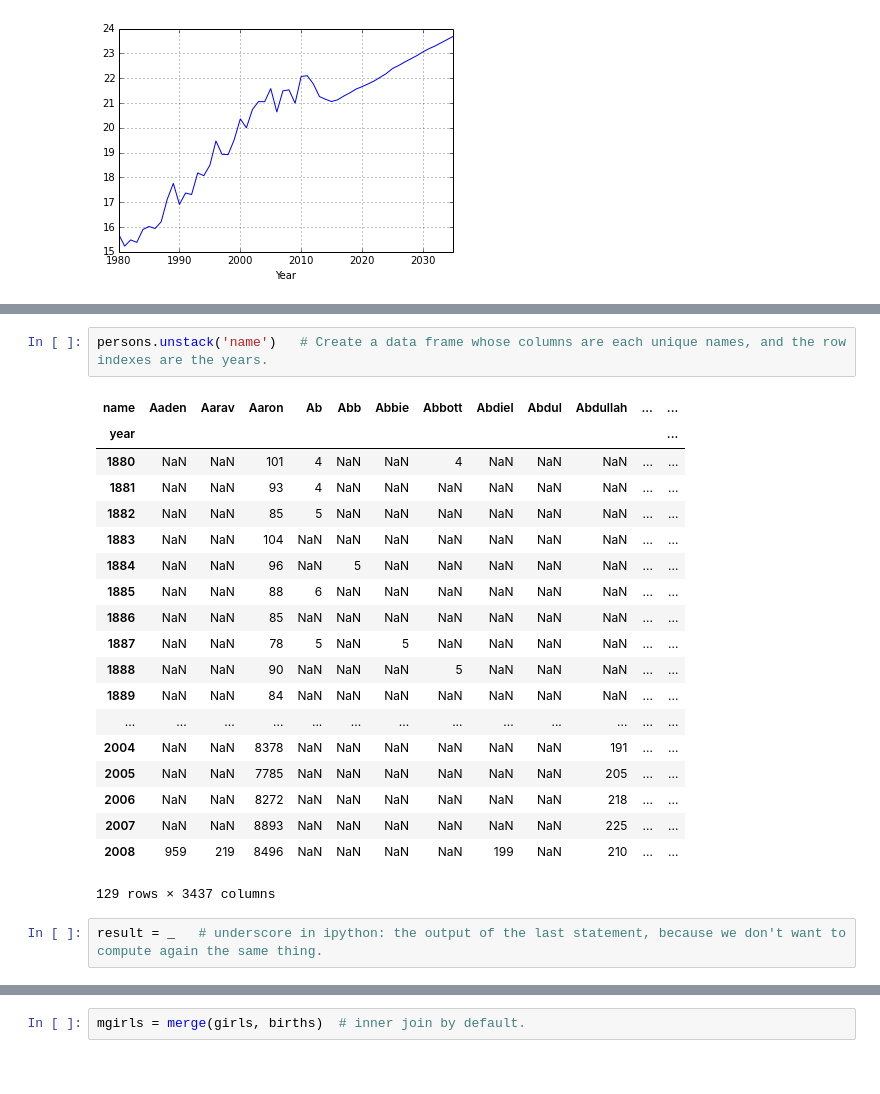
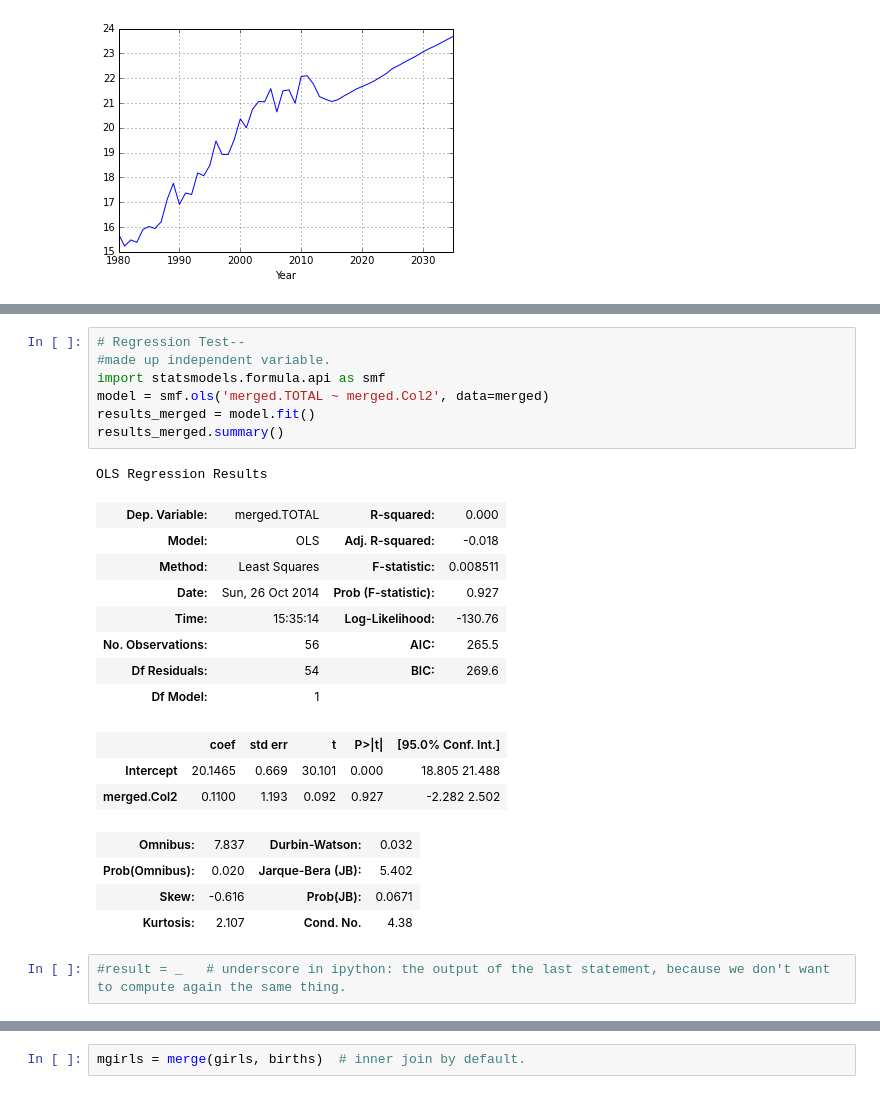
Before and after one commit to PerryGrossman/Energy-Data, a Jupyter notebook: Energy Data-- Laptop.ipynb, the cells around one changed output, grey strips where cells are left out. Cells and saved outputs as stored; diff of their text form.

```diff
--- a/Energy Data-- Laptop.ipynb
+++ b/Energy Data-- Laptop.ipynb
@@ -1406,24 +432,26 @@ Name: persons, Length: 129000, dtype: float64
-# %%
-persons.unstack('name')   # Create a data frame whose columns are each unique names, and the row indexes are the years.
-# %% [output]
-| name | Aaden | Aarav | Aaron | Ab | Abb | Abbie | Abbott | Abdiel | Abdul | Abdullah | ... | ... |
-| year |  |  |  |  |  |  |  |  |  |  |  | ... |
-| 1880 | NaN | NaN | 101 | 4 | NaN | NaN | 4 | NaN | NaN | NaN | ... | ... |
-| 1881 | NaN | NaN | 93 | 4 | NaN | NaN | NaN | NaN | NaN | NaN | ... | ... |
-| 1882 | NaN | NaN | 85 | 5 | NaN | NaN | NaN | NaN | NaN | NaN | ... | ... |
-| 1883 | NaN | NaN | 104 | NaN | NaN | NaN | NaN | NaN | NaN | NaN | ... | ... |
-| 1884 | NaN | NaN | 96 | NaN | 5 | NaN | NaN | NaN | NaN | NaN | ... | ... |
-| 1885 | NaN | NaN | 88 | 6 | NaN | NaN | NaN | NaN | NaN | NaN | ... | ... |
-| 1886 | NaN | NaN | 85 | NaN | NaN | NaN | NaN | NaN | NaN | NaN | ... | ... |
-| 1887 | NaN | NaN | 78 | 5 | NaN | 5 | NaN | NaN | NaN | NaN | ... | ... |
-| 1888 | NaN | NaN | 90 | NaN | NaN | NaN | 5 | NaN | NaN | NaN | ... | ... |
-| 1889 | NaN | NaN | 84 | NaN | NaN | NaN | NaN | NaN | NaN | NaN | ... | ... |
-| ... | ... | ... | ... | ... | ... | ... | ... | ... | ... | ... | ... | ... |
-| 2004 | NaN | NaN | 8378 | NaN | NaN | NaN | NaN | NaN | NaN | 191 | ... | ... |
-| 2005 | NaN | NaN | 7785 | NaN | NaN | NaN | NaN | NaN | NaN | 205 | ... | ... |
-| 2006 | NaN | NaN | 8272 | NaN | NaN | NaN | NaN | NaN | NaN | 218 | ... | ... |
-| 2007 | NaN | NaN | 8893 | NaN | NaN | NaN | NaN | NaN | NaN | 225 | ... | ... |
-| 2008 | 959 | 219 | 8496 | NaN | NaN | NaN | NaN | 199 | NaN | 210 | ... | ... |
-129 rows × 3437 columns
+# %%
+# Regression Test--
+#made up independent variable.
+import statsmodels.formula.api as smf
+model = smf.ols('merged.TOTAL ~ merged.Col2', data=merged)
+results_merged = model.fit()
+results_merged.summary()
+# %% [output]
+OLS Regression Results
+| Dep. Variable: | merged.TOTAL | R-squared: | 0.000 |
+| Model: | OLS | Adj. R-squared: | -0.018 |
+| Method: | Least Squares | F-statistic: | 0.008511 |
+| Date: | Sun, 26 Oct 2014 | Prob (F-statistic): | 0.927 |
+| Time: | 15:35:14 | Log-Likelihood: | -130.76 |
+| No. Observations: | 56 | AIC: | 265.5 |
+| Df Residuals: | 54 | BIC: | 269.6 |
+| Df Model: | 1 |  |  |
+|  | coef | std err | t | P>|t| | [95.0% Conf. Int.] |
+| Intercept | 20.1465 | 0.669 | 30.101 | 0.000 | 18.805 21.488 |
+| merged.Col2 | 0.1100 | 1.193 | 0.092 | 0.927 | -2.282 2.502 |
+| Omnibus: | 7.837 | Durbin-Watson: | 0.032 |
+| Prob(Omnibus): | 0.020 | Jarque-Bera (JB): | 5.402 |
+| Skew: | -0.616 | Prob(JB): | 0.0671 |
+| Kurtosis: | 2.107 | Cond. No. | 4.38 |
 # %%
-result = _   # underscore in ipython: the output of the last statement, because we don't want to compute again the same thing.
+#result = _   # underscore in ipython: the output of the last statement, because we don't want to compute again the same thing.
```
Also changed, not shown: parts of 113 cells of this notebook.
